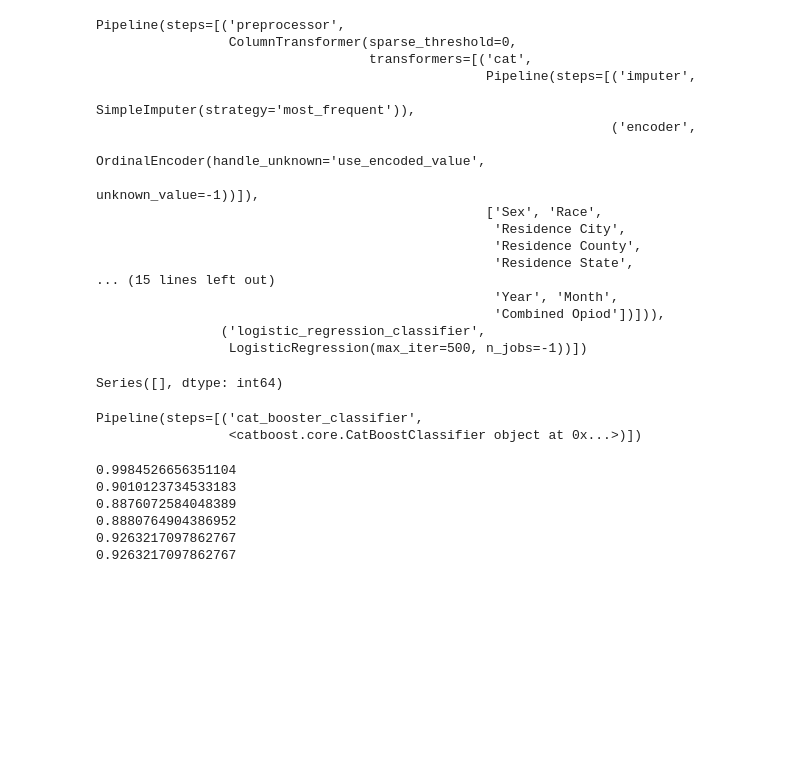
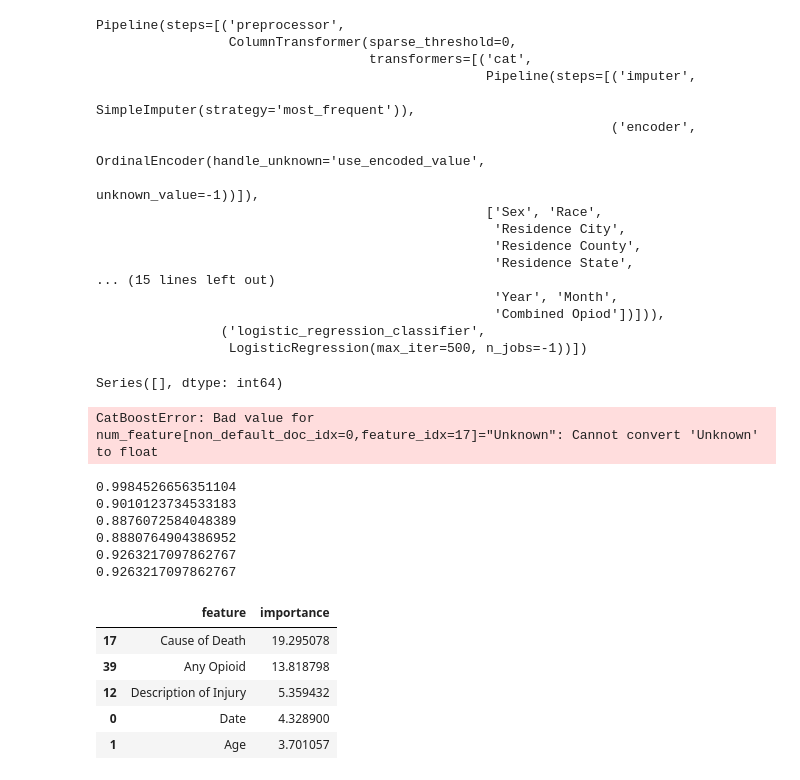
Before and after one commit to ellaprince90/Drug-Data, a Jupyter notebook: Drug Data Interpreted.ipynb, the cells around one changed output. Cells and saved outputs as stored; diff of their text form; code cells hidden in the pictures; blank space fills up the shorter version.

```diff
--- a/Drug Data Interpreted.ipynb
+++ b/Drug Data Interpreted.ipynb
@@ -169,7 +170,7 @@ df["Manner of Death"].nunique()
 # %% [output]
 5
 # %%
-df = df.drop(columns=["Date Type", "Location if Other", "Manner of Death", "ResidenceCityGeo", "InjuryCityGeo", "DeathCityGeo"])
+df = df.drop(columns=["Cause of Death", "Date Type", "Location if Other", "Manner of Death", "ResidenceCityGeo", "InjuryCityGeo", "DeathCityGeo"])
 # %%
 df.shape
 # %% [output]
@@ -301,8 +302,7 @@ Series([], dtype: int64)
 # %%
 cb_pipeline.fit(X_train, y_train)
 # %% [output]
-Pipeline(steps=[('cat_booster_classifier',
-                 <catboost.core.CatBoostClassifier object at 0x...>)])
+CatBoostError: Bad value for num_feature[non_default_doc_idx=0,feature_idx=17]="Unknown": Cannot convert 'Unknown' to float
 # %%
 print(rf_pipeline.score(X_train, y_train))
 print(rf_pipeline.score(X_test, y_test))
@@ -317,3 +317,25 @@ print(cb_pipeline.score(X_test, y_test))
 0.8880764904386952
 0.9263217097862767
 0.9263217097862767
+# %%
+cb_model = cb_pipeline.named_steps['cat_booster_classifier']
+
+importances = cb_model.get_feature_importance()
+
+features = X_train.columns
+# %%
+importance_df = pd.DataFrame({
+    'feature' : features,
+    'importance' : importances
+})
+# %%
+top_five = importance_df.sort_values(by='importance', ascending=False).head(5)
+# %%
+top_five.head()
+# %% [output]
+|  | feature | importance |
+| 17 | Cause of Death | 19.295078 |
+| 39 | Any Opioid | 13.818798 |
+| 12 | Description of Injury | 5.359432 |
+| 0 | Date | 4.328900 |
+| 1 | Age | 3.701057 |
```
Also changed, not shown: parts of 4 cells of this notebook.
